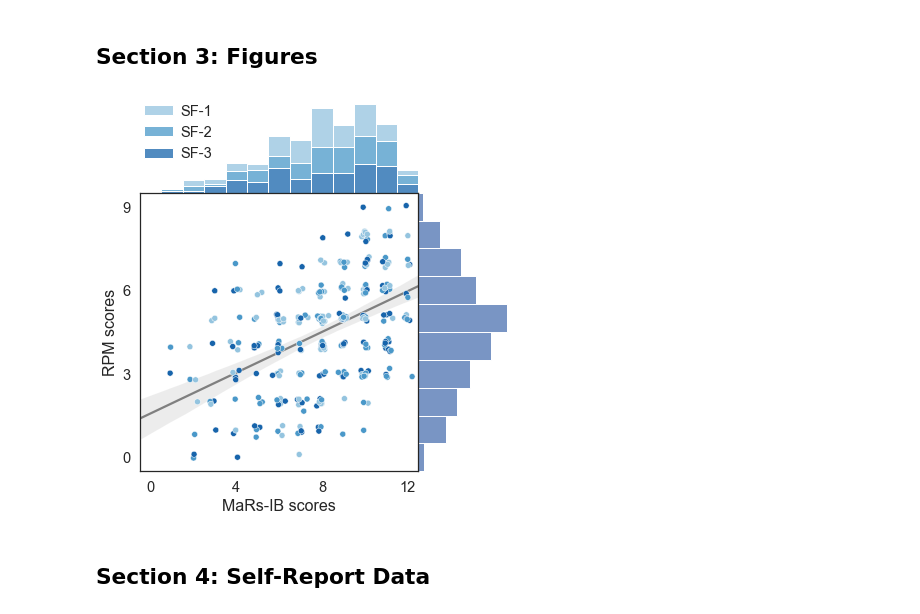
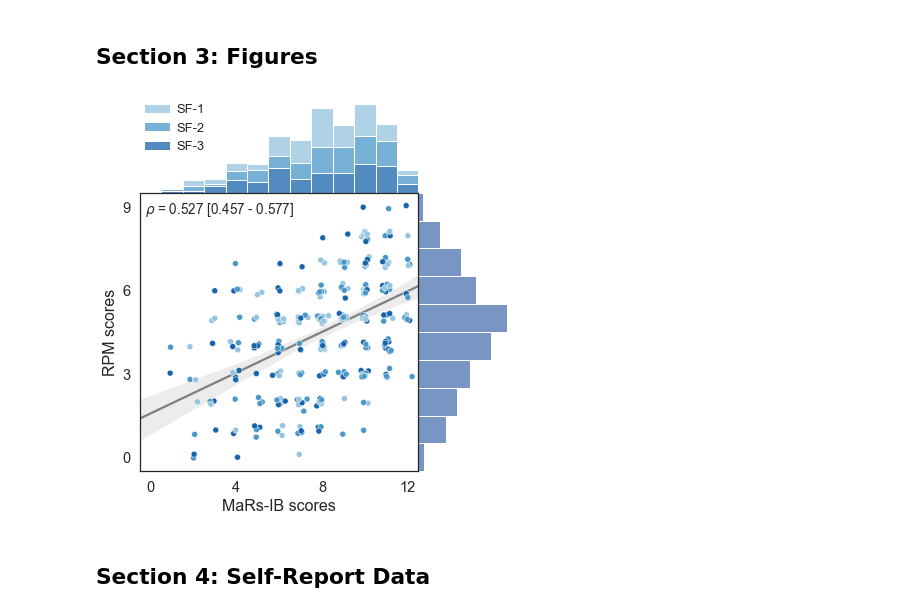
Before and after one commit to ndawlab/mars-irt, a Jupyter notebook: 04_Validation/02_Descriptive.ipynb, the cells around one changed output. Cells and saved outputs as stored; diff of their text form; code cells hidden in the pictures.

```diff
--- a/04_Validation/02_Descriptive.ipynb
+++ b/04_Validation/02_Descriptive.ipynb
@@ -224,7 +224,8 @@ ax.set(xlim=(-0.5, 12.5), xticks=np.arange(0,13,4), xticklabels=[], yticks=[], y
 ## Update legend.
 legend = ax.get_legend()
 handles = legend.legendHandles
-ax.legend(handles, ['SF-1','SF-2','SF-3'], loc=2, frameon=False, handletextpad=0.5, borderpad=-0.2)
+ax.legend(handles, ['SF-1','SF-2','SF-3'], loc=2, frameon=False, fontsize=13,
+          handletextpad=0.5, borderpad=-0.2)
 
 ## Remove spines.
 sns.despine(ax=ax, left=True, right=True, top=True, bottom=True)
@@ -237,34 +238,38 @@ sns.despine(ax=ax, left=True, right=True, top=True, bottom=True)
 ax = plt.subplot(spec[1:,-1])
 
 ## Plot RPM scores.
 sns.histplot(y='rpm', data=scores, bins=np.arange(11)-0.5, ax=ax)
 ax.set(ylim=(-0.5, 9.5), yticks=np.arange(0,10,3), yticklabels=[], xticks=[], xlabel='')
 
 ## Remove spines.
 sns.despine(ax=ax, left=True, right=True, top=True, bottom=True)
 
 #~~~~~~~~~~~~~~~~~~~~~~~~~~~~~~~~~~~~~~~~~~#
 ### Panel C: Scatterplot.
 #~~~~~~~~~~~~~~~~~~~~~~~~~~~~~~~~~~~~~~~~~~#
 np.random.seed(47404)
 
 ## Initialize axis.
 ax = plt.subplot(spec[1:,:3])
 
 # ## Add jitter.
 scores['mars_j'] = scores['mars'] + np.random.normal(0,0.1,len(scores))
 scores['rpm_j'] = scores['rpm'] + np.random.normal(0,0.1,len(scores))
 
 ## Plot joint scores.
 ax.set(xlim=(-0.5, 12.5), ylim=(-0.5, 9.5))
 sns.regplot(x='mars', y='rpm', data=scores, color='grey', scatter=False, truncate=False, ax=ax)
 sns.scatterplot(x='mars_j', y='rpm_j', hue='short_form', data=scores, palette=palette, zorder=10, ax=ax)
 ax.set(xticks=np.arange(0,13,4), xlabel='MaRs-IB scores', yticks=np.arange(0,10,3), ylabel='RPM scores')
 ax.legend_.set_visible(False)
 
+## Add annotation.
+ax.annotate(r'$\rho$ = 0.527 [0.457 - 0.577]', (0,0), (0.02,0.97), xycoords='axes fraction',
+            ha='left', va='top', fontsize=13.5)
+
 plt.savefig(os.path.join('..', '05_Figures', 'fig03.png'), dpi=100)
 # %% [output]
-[figure, old version]
+[figure, new version]
 # %% [markdown]
 ## Section 4: Self-Report Data
 # %%
```
Also changed, not shown: 3 other files.
